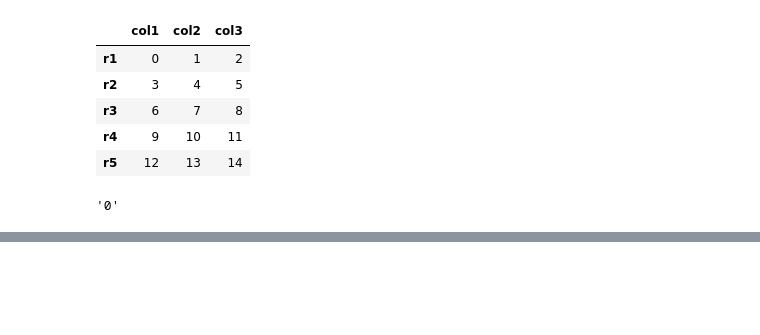
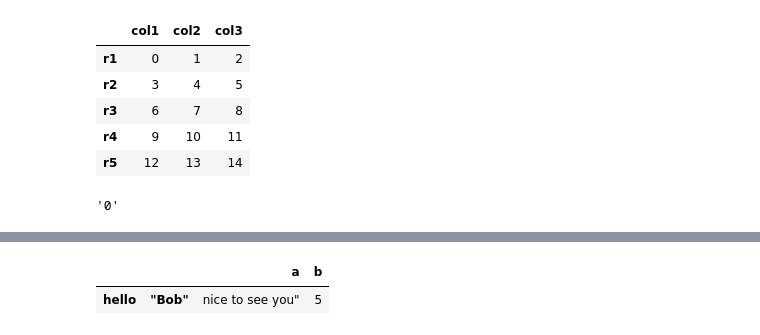
Before and after one commit to ShimnaA/MachineLearning_DeepLearning, a Jupyter notebook: python_exercise/Python_Exercise3.ipynb, the cells around one changed output, grey strips where cells are left out. Saved outputs shown, nothing was run; the diff lists cells and outputs as text; code cells hidden in the pictures; blank space fills up the shorter version.

```diff
--- a/python_exercise/Python_Exercise3.ipynb
+++ b/python_exercise/Python_Exercise3.ipynb
@@ -348,0 +390,2 @@ df['col1']['r1']
+# %%
+data = 'a,b\nhello, \\"Bob\\", nice to see you",5'
@@ -348,0 +396,2 @@ df['col1']['r1']
+# %%
+df = pd.read_csv(StringIO(data), escapechar='\\')
@@ -348,0 +400,5 @@ df['col1']['r1']
+# %%
+df
+# %% [output]
+|  |  | a | b |
+| hello | "Bob" | nice to see you" | 5 |
```
Also changed, not shown: parts of 10 cells of this notebook.
